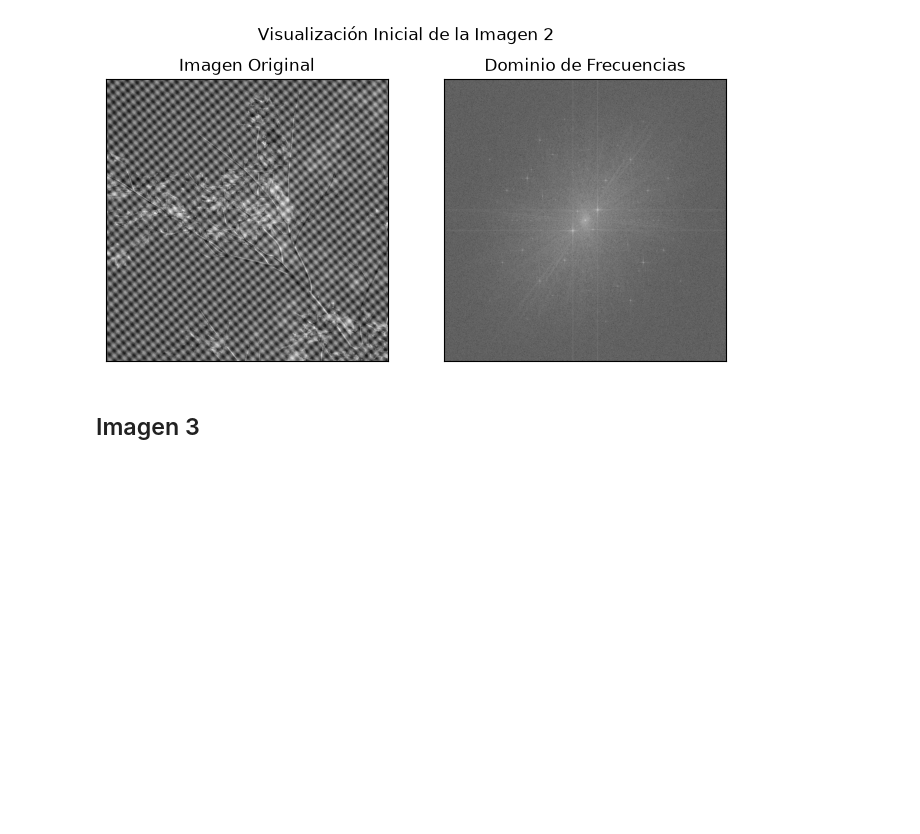
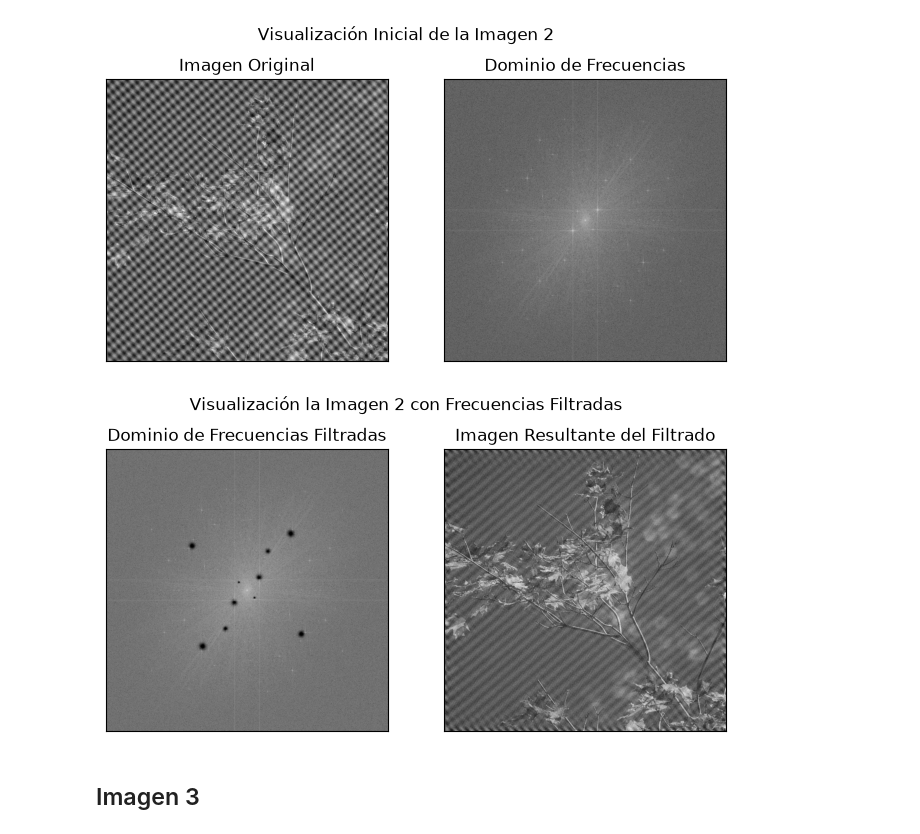
Before and after one commit to alexisuaguilaru/ProcDigImg, a Jupyter notebook: Proy04/proyecto.ipynb, the cells around one changed output. Saved outputs shown, nothing was run; the diff lists cells and outputs as text; code cells hidden in the pictures; blank space fills up the shorter version.

```diff
--- a/Proy04/proyecto.ipynb
+++ b/Proy04/proyecto.ipynb
@@ -294,6 +294,20 @@ fft_2 = ffts[idx]
 initial_description(img_2, fft_2, name_2);
 # %% [output]
 [figure]
+# %%
+fig, filtered_img_2 = apply_frequencies_filter(
+    fft_2,
+    name_2,
+    [
+        ((22, 22), 0.0012, 2),
+        ((35, -35), 0.005, 2),
+        ((60, -110), 0.001, 2),
+        ((125, -160), 0.001, 2),
+        ((-155, -125), 0.0008, 2),
+    ]
+);
+# %% [output]
+[figure, added]
 # %% [markdown]
 ## Imagen 3
 # %%
```
Also changed, not shown: parts of 3 cells of this notebook, 15 other files.
